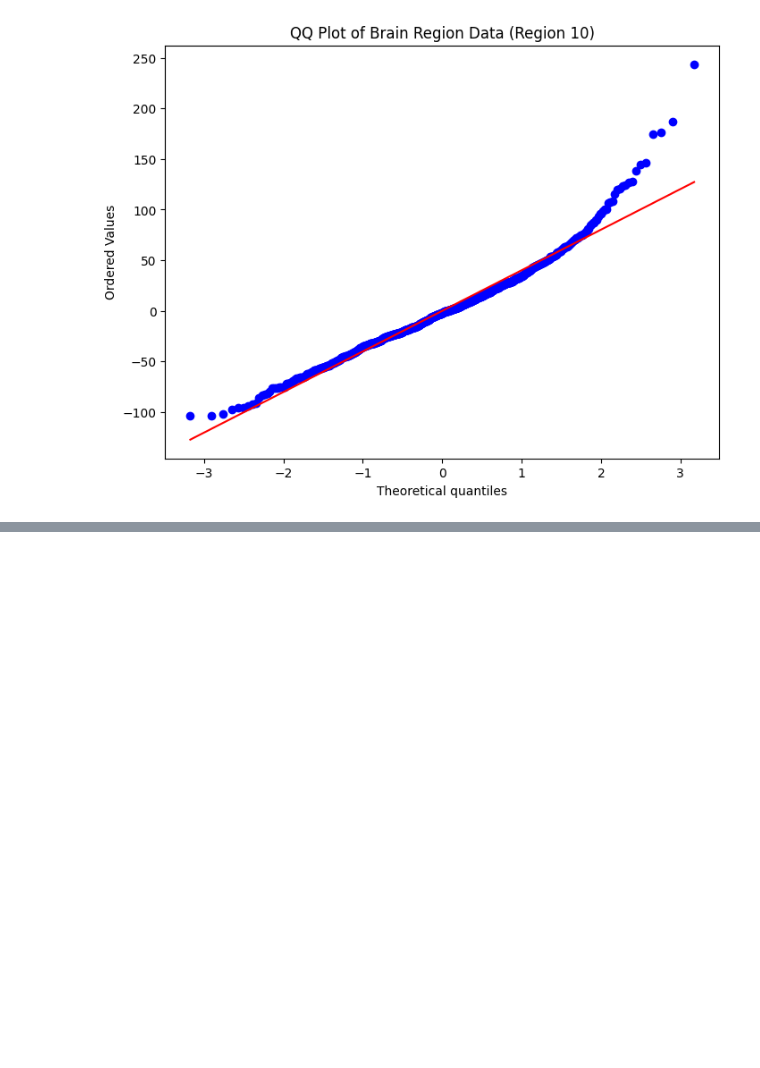
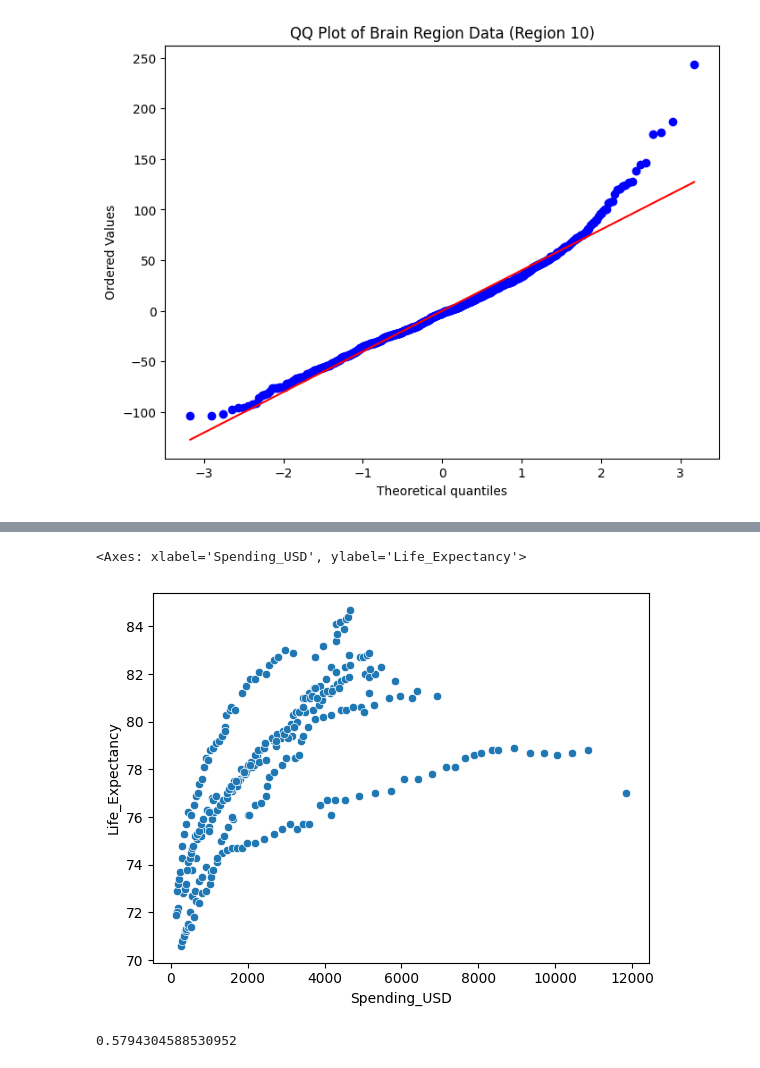
Before and after one commit to svgoudar/data_science_tutorial, a Jupyter notebook: Data_visualization.ipynb, the cells around one changed output, grey strips where cells are left out. Drawn from its saved outputs; the diff is of its cells as text; code cells hidden in the pictures; blank space fills up the shorter version.

```diff
--- a/Data_visualization.ipynb
+++ b/Data_visualization.ipynb
@@ -185,0 +208,11 @@ plt.show()
+# %%
+# %matplotlib inline
+health.columns
+sbn.scatterplot(data=health, x=health.Spending_USD,y=health.Life_Expectancy)
+# %% [output]
+<Axes: xlabel='Spending_USD', ylabel='Life_Expectancy'>
+[figure, added]
+# %%
+health['Spending_USD'].corr(health['Life_Expectancy'])
+# %% [output]
+0.5794304588530952
```
Also changed, not shown: parts of 18 cells of this notebook.
